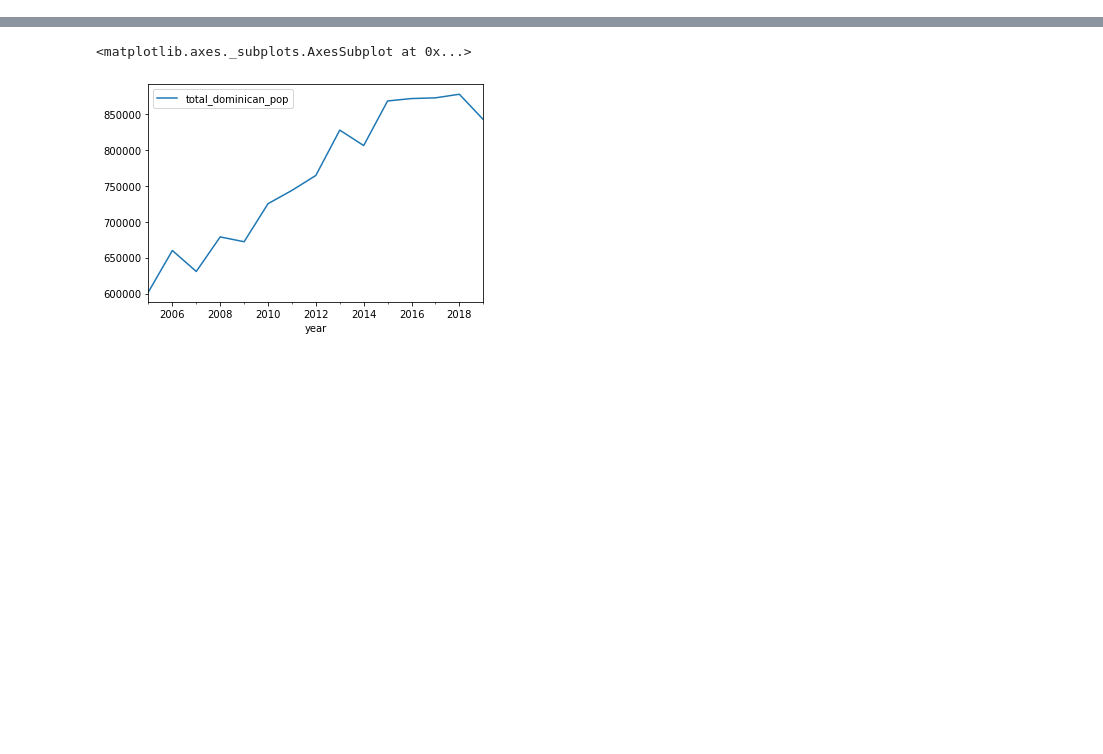
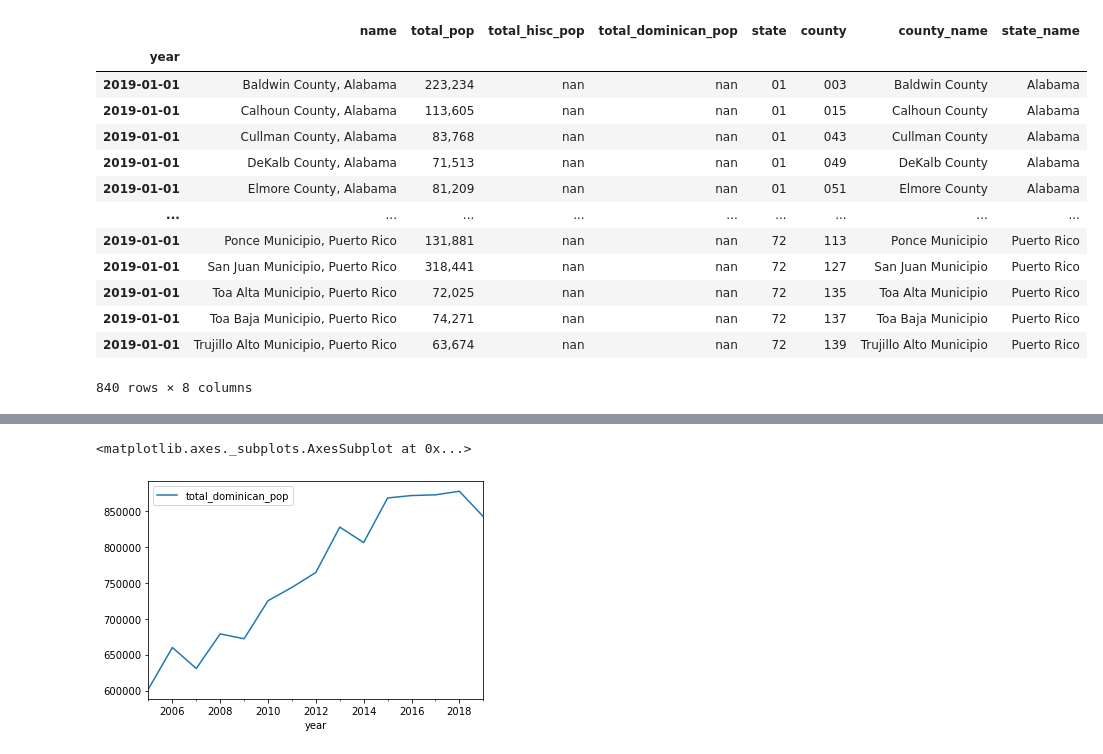
Before and after one commit to edejesus196/dominicans_us_census, a Jupyter notebook: dominicans_census.ipynb, the cells around one changed output, grey strips where cells are left out. Saved outputs shown, nothing was run; the diff lists cells and outputs as text; code cells hidden in the pictures; blank space fills up the shorter version.

```diff
--- a/dominicans_census.ipynb
+++ b/dominicans_census.ipynb
@@ -76,0 +120,17 @@ df.head()
+# %%
+df['2019']
+# %% [output]
+|  | name | total_pop | total_hisc_pop | total_dominican_pop | state | county | county_name | state_name |
+| year |  |  |  |  |  |  |  |  |
+| 2019-01-01 | Baldwin County, Alabama | 223,234 | nan | nan | 01 | 003 | Baldwin County | Alabama |
+| 2019-01-01 | Calhoun County, Alabama | 113,605 | nan | nan | 01 | 015 | Calhoun County | Alabama |
+| 2019-01-01 | Cullman County, Alabama | 83,768 | nan | nan | 01 | 043 | Cullman County | Alabama |
+| 2019-01-01 | DeKalb County, Alabama | 71,513 | nan | nan | 01 | 049 | DeKalb County | Alabama |
+| 2019-01-01 | Elmore County, Alabama | 81,209 | nan | nan | 01 | 051 | Elmore County | Alabama |
+| ... | ... | ... | ... | ... | ... | ... | ... | ... |
+| 2019-01-01 | Ponce Municipio, Puerto Rico | 131,881 | nan | nan | 72 | 113 | Ponce Municipio | Puerto Rico |
+| 2019-01-01 | San Juan Municipio, Puerto Rico | 318,441 | nan | nan | 72 | 127 | San Juan Municipio | Puerto Rico |
+| 2019-01-01 | Toa Alta Municipio, Puerto Rico | 72,025 | nan | nan | 72 | 135 | Toa Alta Municipio | Puerto Rico |
+| 2019-01-01 | Toa Baja Municipio, Puerto Rico | 74,271 | nan | nan | 72 | 137 | Toa Baja Municipio | Puerto Rico |
+| 2019-01-01 | Trujillo Alto Municipio, Puerto Rico | 63,674 | nan | nan | 72 | 139 | Trujillo Alto Municipio | Puerto Rico |
+840 rows × 8 columns
```
Also changed, not shown: parts of 18 cells of this notebook.
